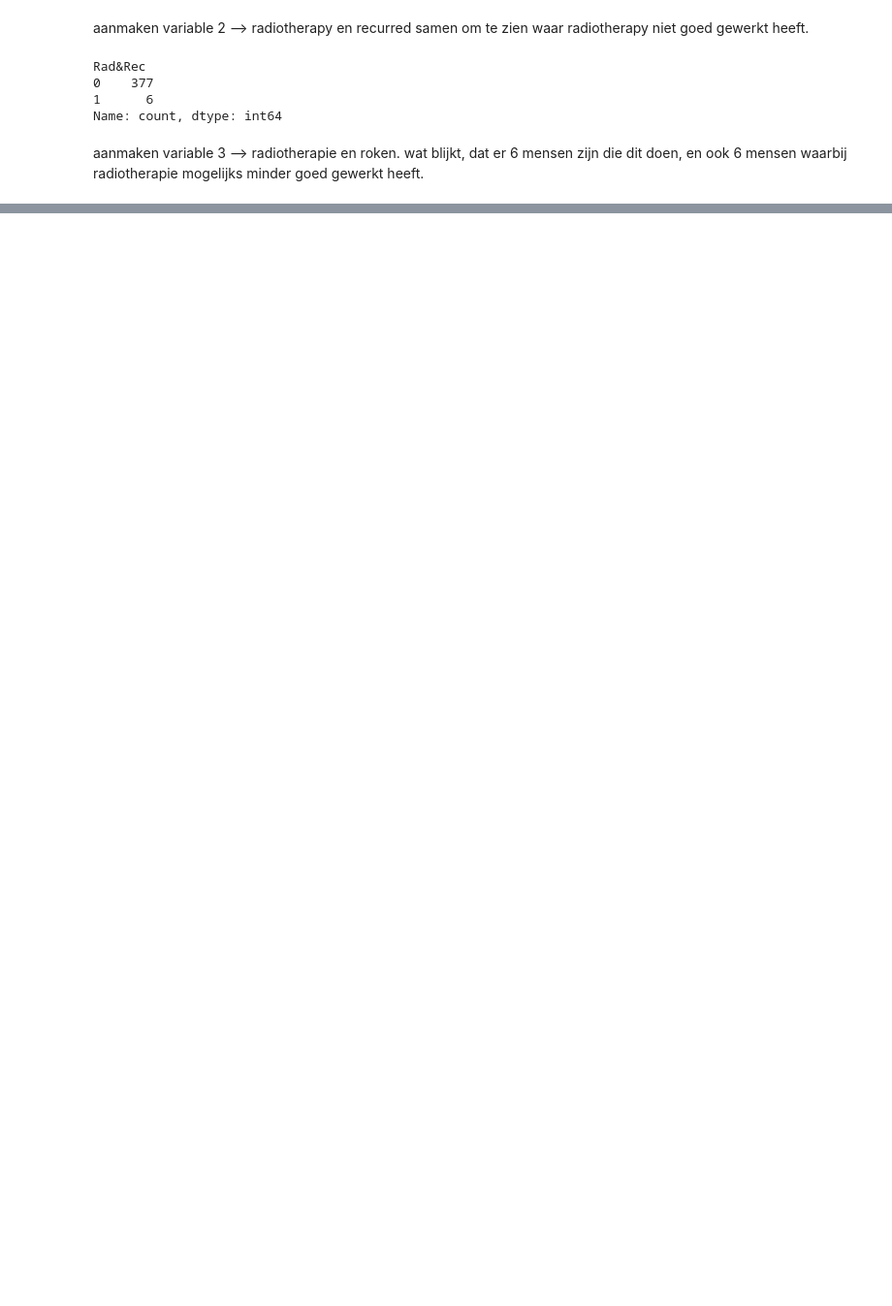
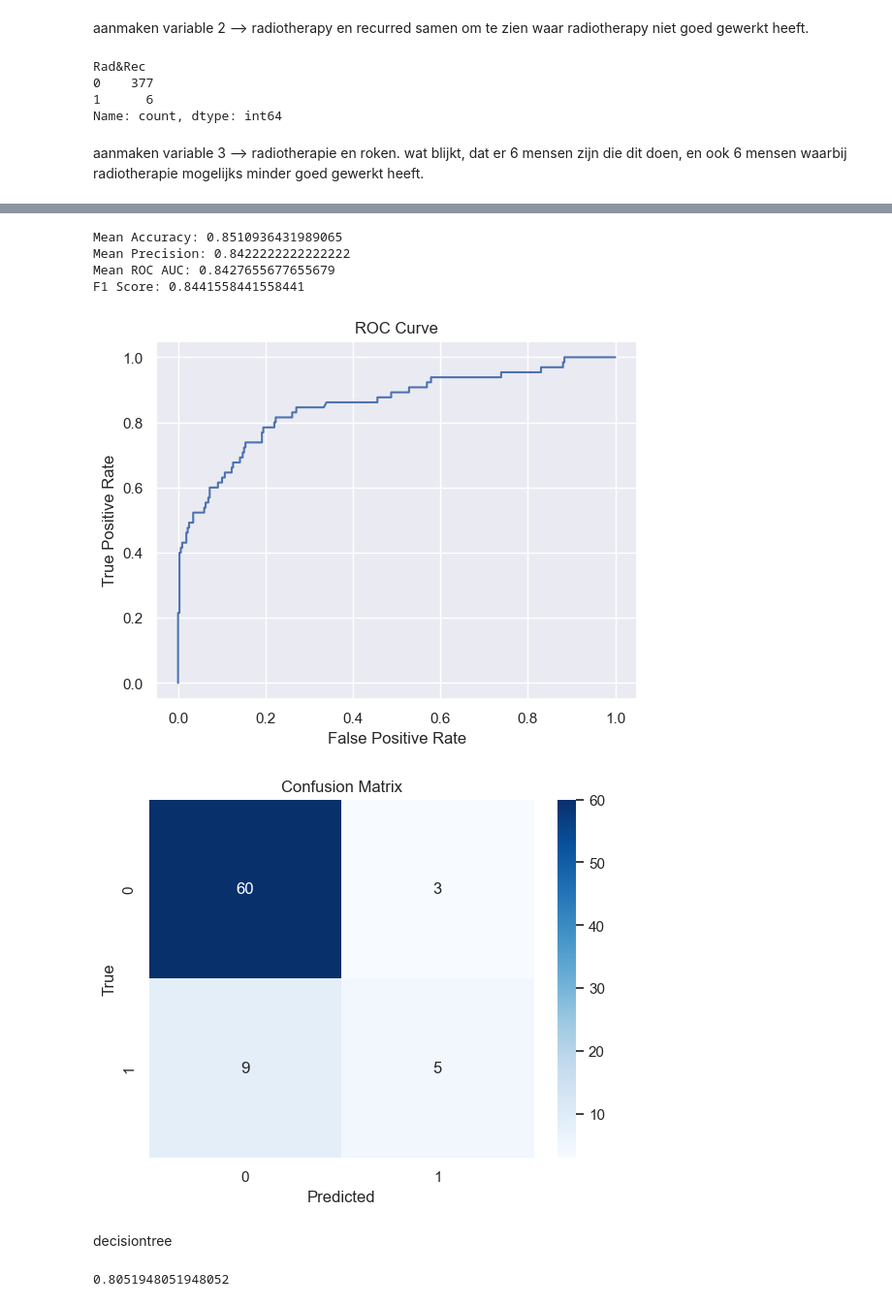
Before and after one commit to JenteW/2IMS_programming, a Jupyter notebook: Data science fundamentals/examen/exam.ipynb, the cells around one changed output, grey strips where cells are left out. Shown at 97% size. Drawn from its saved outputs; the diff is of its cells as text; code cells hidden in the pictures; blank space fills up the shorter version.

```diff
--- a/Data science fundamentals/examen/exam.ipynb
+++ b/Data science fundamentals/examen/exam.ipynb
@@ -302,3 +302,7 @@ Smoked
 0    318
 1     65
 Name: count, dtype: int64
+# %%
+
+df_numerical['Smoked'] = df_numerical['Smoking'] | df_numerical['Hx Smoking']
+df_numerical['Smoked'].value_counts()
@@ -319,3 +349,7 @@ Rad&Rec
 Name: count, dtype: int64
 # %% [markdown]
 aanmaken variable 3 --> radiotherapie en roken. wat blijkt, dat er 6 mensen zijn die dit doen, en ook 6 mensen waarbij radiotherapie mogelijks minder goed gewerkt heeft.
+# %%
+
+df_numerical['Rad&Rec'] = df_numerical['Hx Radiothreapy'] & df_numerical['Recurred']
+df_numerical['Rad&Rec'].value_counts()
@@ -358,0 +446,31 @@ df
+# %%
+from sklearn.model_selection import cross_val_score
+from sklearn.metrics import accuracy_score, precision_score, roc_curve, roc_auc_score, f1_score
+accuracy_scores = cross_val_score(model, X, y, cv=5, scoring='accuracy')
+precision_scores = cross_val_score(model, X, y, cv=5, scoring='precision')
+roc_auc_scores = cross_val_score(model, X, y, cv=5, scoring='roc_auc')
+
+mean_accuracy_poly = accuracy_scores.mean()
+mean_precision_poly = precision_scores.mean()
+mean_roc_auc_poly = roc_auc_scores.mean()
+
+f1_poly = f1_score(y_test, y_pred, average='micro')
+print(f"Mean Accuracy: {mean_accuracy_poly}")
+print(f"Mean Precision: {mean_precision_poly}")
+print(f"Mean ROC AUC: {mean_roc_auc_poly}")
+print(f"F1 Score: {f1_poly}")
+
+fpr, tpr, thresholds = roc_curve(y, model.predict_proba(X)[:, 1])
+plt.plot(fpr, tpr)
+plt.xlabel('False Positive Rate')
+plt.ylabel('True Positive Rate')
+plt.title('ROC Curve')
+plt.show()
+
+cm = confusion_matrix(y_test, y_pred)
+sns.heatmap(cm, annot=True, fmt="d", cmap="Blues")
+plt.xlabel('Predicted')
+plt.ylabel('True')
+plt.title('Confusion Matrix')
+plt.show()
+# %% [output]
@@ -358,0 +494,34 @@ df
+Mean Accuracy: 0.8510936431989065
+Mean Precision: 0.8422222222222222
+Mean ROC AUC: 0.8427655677655679
+F1 Score: 0.8441558441558441
+[figure, added]
+[figure, added]
+# %% [markdown]
+decisiontree
+# %%
+from sklearn.tree import DecisionTreeClassifier
+from sklearn.model_selection import train_test_split
+from sklearn.metrics import accuracy_score
+
+# Select the features and target variable
+X = df_numerical.drop(['Smoking', 'Hx Smoking', 'Smoked'], axis=1)
+y = df_numerical['Smoked']
+
+# Split the data into training and testing sets
+X_train, X_test, y_train, y_test = train_test_split(X, y, test_size=0.2, random_state=17)
+
+# Create a decision tree classifier
+model = DecisionTreeClassifier()
+
+# Train the model
+model.fit(X_train, y_train)
+
+# Make predictions on the test set
+y_pred = model.predict(X_test)
+
+# Calculate the accuracy of the model
+accuracy_tree = accuracy_score(y_test, y_pred)
+accuracy_tree
+# %% [output]
+0.8051948051948052
```
Also changed, not shown: parts of 32 cells of this notebook.
